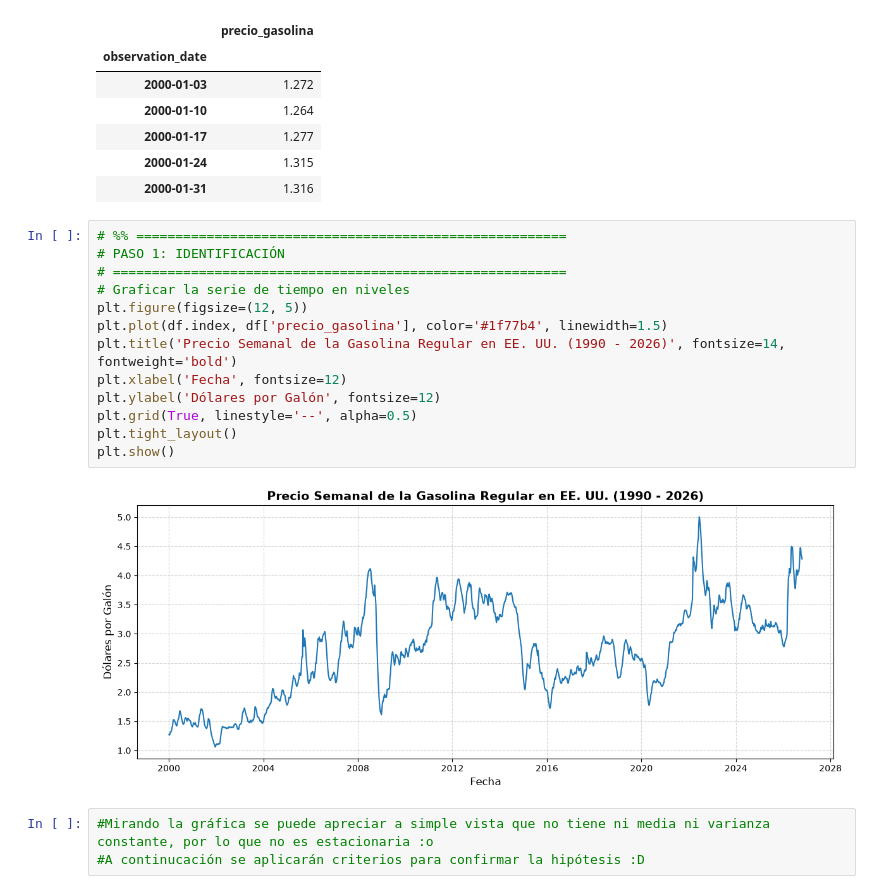
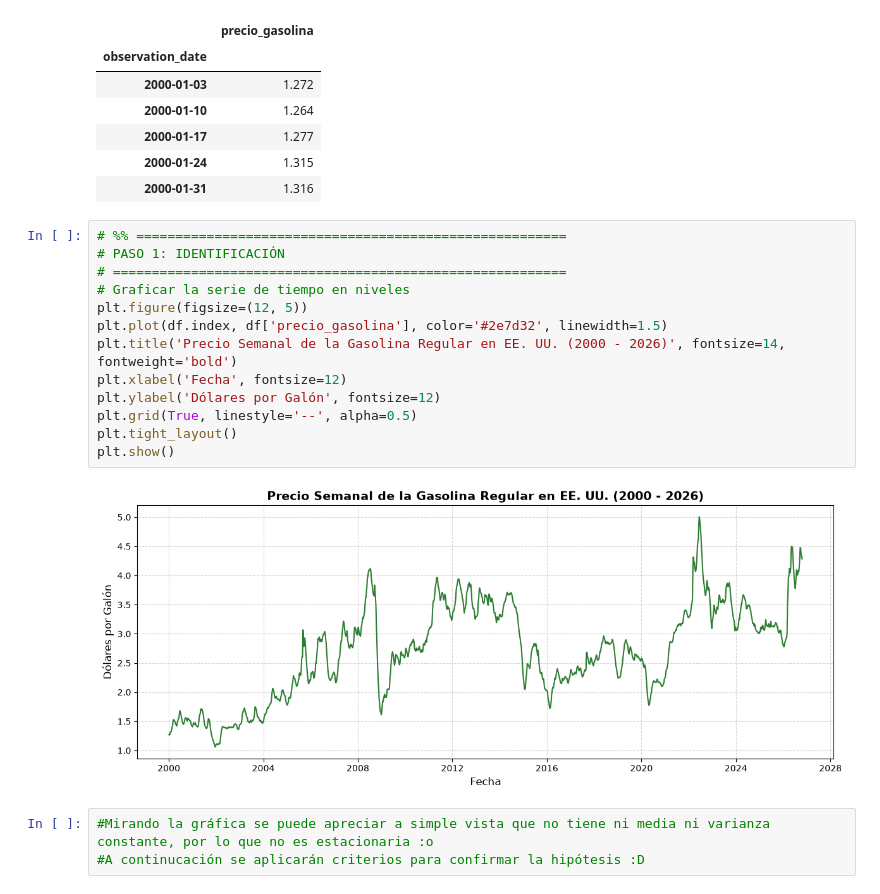
Before and after one commit to dtorrespi-hue/Poster-econometria-II, a Jupyter notebook: PostereconometriaII.ipynb, the cells around one changed output. Cells and saved outputs as stored; diff of their text form.

```diff
--- a/PostereconometriaII.ipynb
+++ b/PostereconometriaII.ipynb
@@ -64,18 +64,18 @@ Número total de observaciones (T): 1399
 # %%
 # %% =======================================================
 # PASO 1: IDENTIFICACIÓN
 # ==========================================================
 # Graficar la serie de tiempo en niveles
 plt.figure(figsize=(12, 5))
-plt.plot(df.index, df['precio_gasolina'], color='#1f77b4', linewidth=1.5)
-plt.title('Precio Semanal de la Gasolina Regular en EE. UU. (1990 - 2026)', fontsize=14, fontweight='bold')
+plt.plot(df.index, df['precio_gasolina'], color='#2e7d32', linewidth=1.5)
+plt.title('Precio Semanal de la Gasolina Regular en EE. UU. (2000 - 2026)', fontsize=14, fontweight='bold')
 plt.xlabel('Fecha', fontsize=12)
 plt.ylabel('Dólares por Galón', fontsize=12)
 plt.grid(True, linestyle='--', alpha=0.5)
 plt.tight_layout()
 plt.show()
 # %% [output]
-[figure, old version]
+[figure, new version]
 # %%
 #Mirando la gráfica se puede apreciar a simple vista que no tiene ni media ni varianza constante, por lo que no es estacionaria :o
 #A continucación se aplicarán criterios para confirmar la hipótesis :D
```
Also changed, not shown: parts of 1 cell of this notebook.
